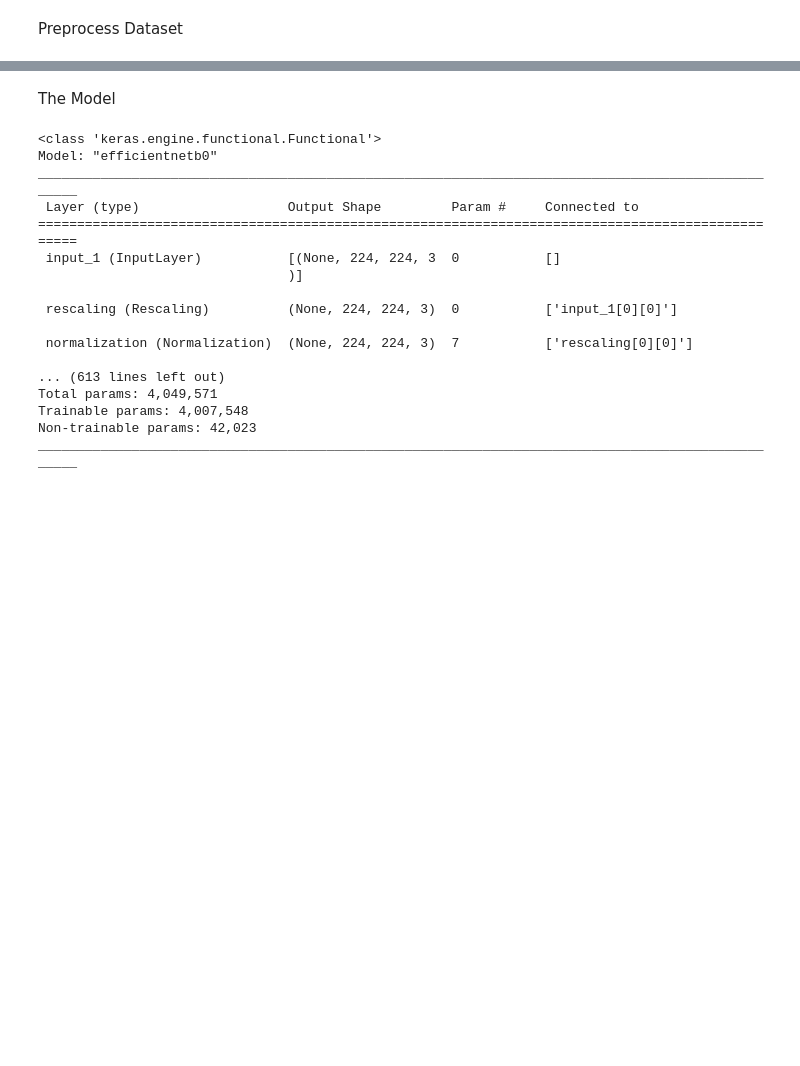
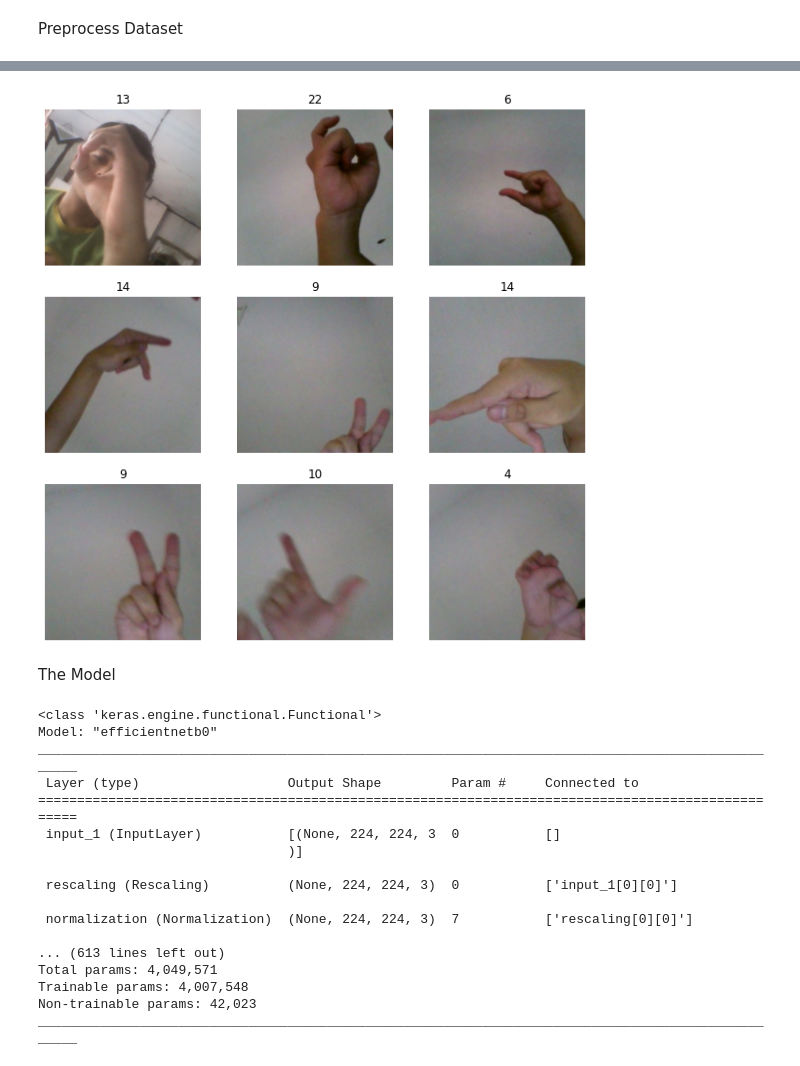
Before and after one commit to FajarKKP/ML-DL_related_project, a Jupyter notebook: SIBI_Transfer_Learning_EfficientNet.ipynb, the cells around one changed output, grey strips where cells are left out. Saved outputs shown, nothing was run; the diff lists cells and outputs as text; code cells hidden in the pictures; blank space fills up the shorter version.

```diff
--- a/SIBI_Transfer_Learning_EfficientNet.ipynb
+++ b/SIBI_Transfer_Learning_EfficientNet.ipynb
@@ -88,29 +97,31 @@ Found 1200 images belonging to 24 classes.
 # %%
-# # Input Data Augmentation
+# Input Data Augmentation
 
-# data_augmentation = keras.Sequential(
-#     [
-#         layers.RandomFlip("horizontal"),
-#         layers.RandomRotation(0.1)
-#         # layers.Rescaling(scale = 1./255)
-#     ]
-# )
+data_augmentation = keras.Sequential(
+    [
+        layers.RandomFlip("horizontal"),
+        layers.RandomRotation(0.1)
+        #layers.Rescaling(scale = 1./255)
+    ]
+)
 # %%
-# # Augment the train and validation dataset
-# augmented_train_ds = train_ds.map(
-#   lambda x, y: (data_augmentation(x, training=True), y))
+# Augment the train and validation dataset
+augmented_train_ds = train_ds.map(
+  lambda x, y: (data_augmentation(x, training=True), y))
 
-# augmented_val_ds = val_ds.map(
-#   lambda x, y: (data_augmentation(x, training=True), y))
+augmented_val_ds = val_ds.map(
+  lambda x, y: (data_augmentation(x, training=True), y))
 # %%
-# # Example of dataset that has been augmented
-# plt.figure(figsize=(10, 10))
-# for images, labels in augmented_train_ds.take(1):
-#     for i in range(9):
-#         ax = plt.subplot(3, 3, i + 1)
-#         plt.imshow(images[i].numpy().astype("uint8"))
-#         plt.title(int(labels[i]))
-#         plt.axis("off")
+# Example of dataset that has been augmented
+plt.figure(figsize=(10, 10))
+for images, labels in augmented_train_ds.take(1):
+    for i in range(9):
+        ax = plt.subplot(3, 3, i + 1)
+        plt.imshow(images[i].numpy().astype("uint8"))
+        plt.title(int(labels[i]))
+        plt.axis("off")
+# %% [output]
+[figure, added]
 # %% [markdown]
 The Model
 # %%
```
Also changed, not shown: parts of 14 cells of this notebook.
